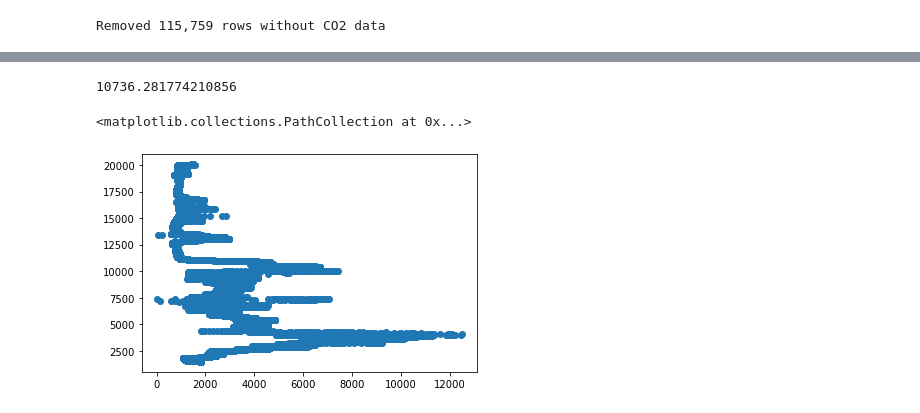
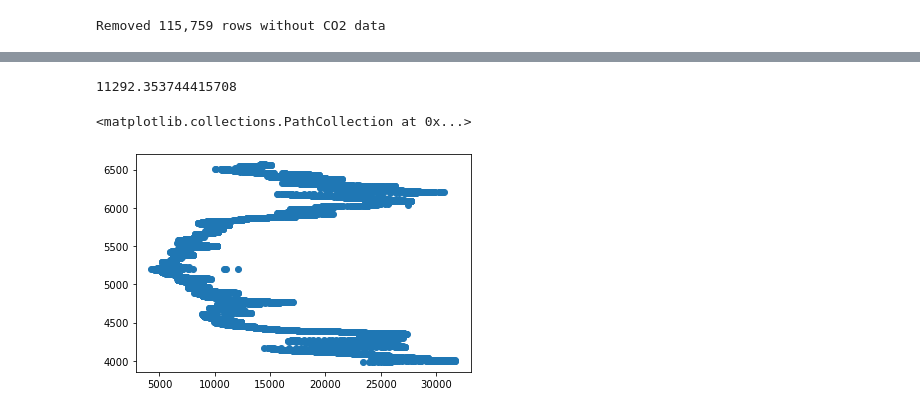
Before and after one commit to mberghouse/CO2-Data, a Jupyter notebook: python_processing/Soil_moisture_model/Model_testing.ipynb, the cells around one changed output, grey strips where cells are left out. Cells and saved outputs as stored; diff of their text form; code cells hidden in the pictures.

```diff
--- a/python_processing/Soil_moisture_model/Model_testing.ipynb
+++ b/python_processing/Soil_moisture_model/Model_testing.ipynb
@@ -102,6 +102,7 @@ for site in all_pits.keys():
             if ('precip' not in col) and ('DateTime' not in col):
                 depths.append(col.split('_')[1].split('cm')[0])
         unique_depths = list(set(depths))
+        unique_depths.sort()
 
         # t is the number of time steps
         t = df.shape[0]
@@ -177,7 +181,8 @@ from sklearn.preprocessing import StandardScaler
 df.drop(columns=['WaterPotential', 'ReductionPotential'],
         inplace=True)
 
-df=df.dropna()
+df.dropna(inplace=True)
+#df.reset_index(drop=True, inplace=True)
 df
 # %% [output]
 |  | CO2 | timestamp | precip | SoilMoisture | BulkEC | Temp | O2 | Pit | Depth | Site | ... |
@@ -213,33 +219,33 @@ Name: CO2, Length: 26279, dtype: float64
 # %%
 #Run this for systematically missing values
 from sklearn import metrics
 
 df_nan=df.copy(deep=True)
-df_nan.CO2.loc[(df_nan.Pit==4) & (df_nan.Depth==60)]=np.nan
+df_nan.CO2.loc[(df.Pit==2) & (df.Depth==50)]=np.nan
 
 #df_nan.SoilMoisture.loc[df_nan.sample(frac=0.5).index] = np.nan
 
 
 
 nan_index=df_nan[df_nan.CO2.notna()==False]
 not_nan_index=df_nan[df_nan.CO2.notna()==True]
 
 
 df_nan_linear=df_nan.copy(deep=True)
 df_nan_median=df_nan.copy(deep=True)
 
 df_nan_median.CO2=df_nan_median.CO2.fillna(np.nanmedian(df_nan_median.CO2))
 
 
-df_nan_linear=df_nan_linear.interpolate()
+df_nan_linear.CO2=df_nan_linear.CO2.interpolate()
 
-df_nan_linear.CO2=df_nan_linear.CO2.fillna(np.nanmedian(df_nan_linear.CO2))
+#df_nan_linear.CO2=df_nan_linear.CO2.fillna(np.nanmedian(df_nan_linear.CO2))
 
 
 print(metrics.mean_squared_error(df_nan_linear.CO2.loc[nan_index.index], df.CO2.loc[nan_index.index], squared=False))
 plt.scatter(df.CO2.loc[nan_index.index], df_nan_linear.CO2.loc[nan_index.index])
 # %% [output]
-10736.281774210856
+11292.353744415708
 <matplotlib.collections.PathCollection at 0x...>
-[figure, old version]
+[figure, new version]
 # %%
```
Also changed, not shown: parts of 14 cells of this notebook.
